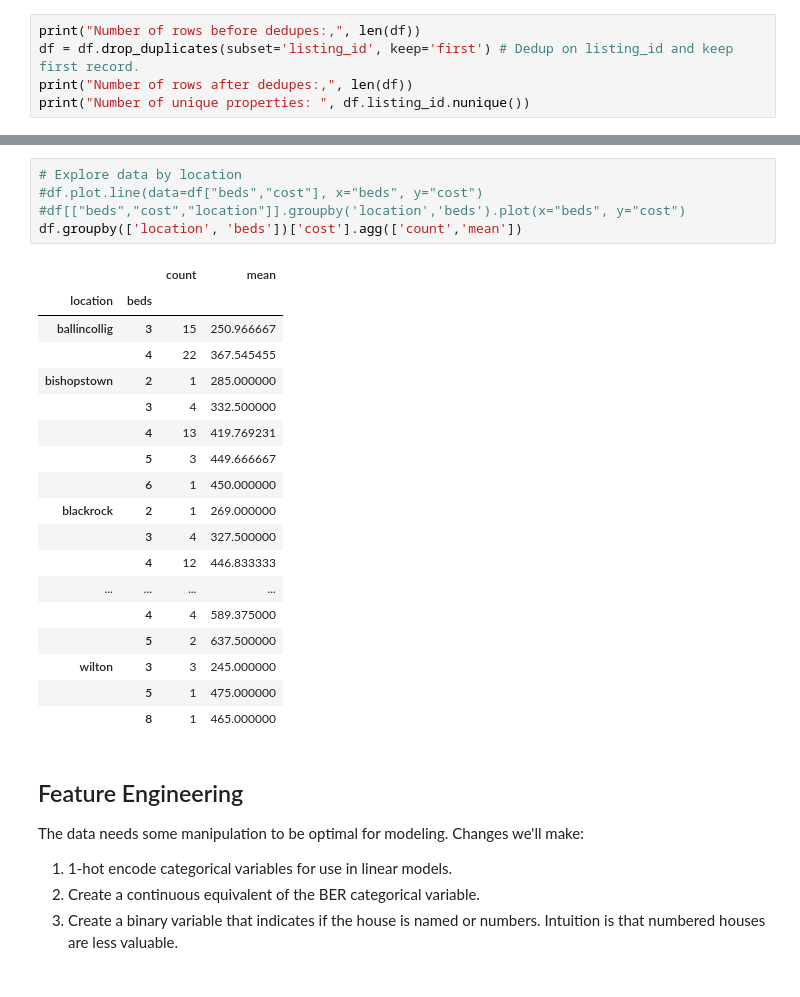
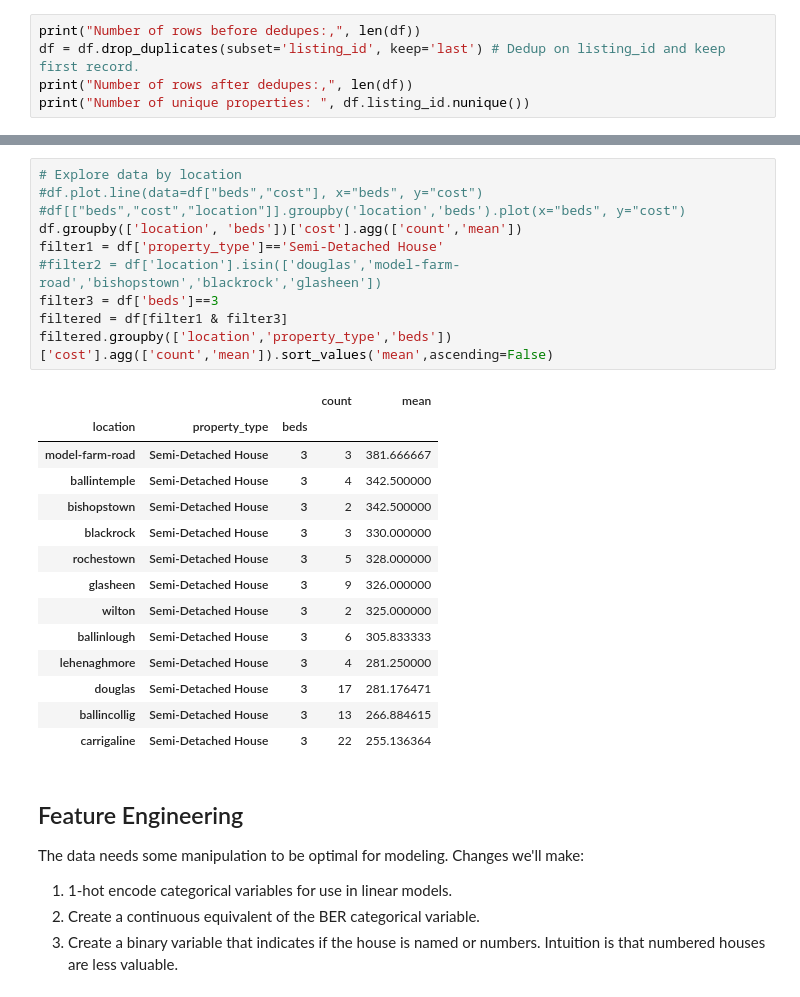
Before and after one commit to conorsobrien/CorkPropertyPrices, a Jupyter notebook: exploration_and_regression.ipynb, the cells around one changed output, grey strips where cells are left out. Drawn from its saved outputs; the diff is of its cells as text.

Commit message:
Some changes to modeling and scraping

```diff
--- a/exploration_and_regression.ipynb
+++ b/exploration_and_regression.ipynb
@@ -10,6 +20,6 @@ df = pd.concat([pd.read_csv(f) for f in glob.glob('cork_property_prices*.csv')],
 # %%
 print("Number of rows before dedupes:,", len(df))
-df = df.drop_duplicates(subset='listing_id', keep='first') # Dedup on listing_id and keep first record.
+df = df.drop_duplicates(subset='listing_id', keep='last') # Dedup on listing_id and keep first record.
 print("Number of rows after dedupes:,", len(df))
 print("Number of unique properties: ", df.listing_id.nunique())
 # %% [output]
@@ -59,27 +66,28 @@ df.plot.scatter(x='ber_ord',y='cost')
 # %%
 # Explore data by location
 #df.plot.line(data=df["beds","cost"], x="beds", y="cost")
 #df[["beds","cost","location"]].groupby('location','beds').plot(x="beds", y="cost")
 df.groupby(['location', 'beds'])['cost'].agg(['count','mean'])
+filter1 = df['property_type']=='Semi-Detached House'
+#filter2 = df['location'].isin(['douglas','model-farm-road','bishopstown','blackrock','glasheen'])
+filter3 = df['beds']==3
+filtered = df[filter1 & filter3]
+filtered.groupby(['location','property_type','beds'])['cost'].agg(['count','mean']).sort_values('mean',ascending=False)
 # %% [output]
-|  |  | count | mean |
-| location | beds |  |  |
-| ballincollig | 3 | 15 | 250.966667 |
-|  | 4 | 22 | 367.545455 |
-| bishopstown | 2 | 1 | 285.000000 |
-|  | 3 | 4 | 332.500000 |
-|  | 4 | 13 | 419.769231 |
-|  | 5 | 3 | 449.666667 |
-|  | 6 | 1 | 450.000000 |
-| blackrock | 2 | 1 | 269.000000 |
-|  | 3 | 4 | 327.500000 |
-|  | 4 | 12 | 446.833333 |
-| ... | ... | ... | ... |
-|  | 4 | 4 | 589.375000 |
-|  | 5 | 2 | 637.500000 |
-| wilton | 3 | 3 | 245.000000 |
-|  | 5 | 1 | 475.000000 |
-|  | 8 | 1 | 465.000000 |
+|  |  |  | count | mean |
+| location | property_type | beds |  |  |
+| model-farm-road | Semi-Detached House | 3 | 3 | 381.666667 |
+| ballintemple | Semi-Detached House | 3 | 4 | 342.500000 |
+| bishopstown | Semi-Detached House | 3 | 2 | 342.500000 |
+| blackrock | Semi-Detached House | 3 | 3 | 330.000000 |
+| rochestown | Semi-Detached House | 3 | 5 | 328.000000 |
+| glasheen | Semi-Detached House | 3 | 9 | 326.000000 |
+| wilton | Semi-Detached House | 3 | 2 | 325.000000 |
+| ballinlough | Semi-Detached House | 3 | 6 | 305.833333 |
+| lehenaghmore | Semi-Detached House | 3 | 4 | 281.250000 |
+| douglas | Semi-Detached House | 3 | 17 | 281.176471 |
+| ballincollig | Semi-Detached House | 3 | 13 | 266.884615 |
+| carrigaline | Semi-Detached House | 3 | 22 | 255.136364 |
 # %% [markdown]
 ## Feature Engineering
 The data needs some manipulation to be optimal for modeling. Changes we'll make:
```
Also changed, not shown: parts of 20 cells of this notebook, 2 other files.
